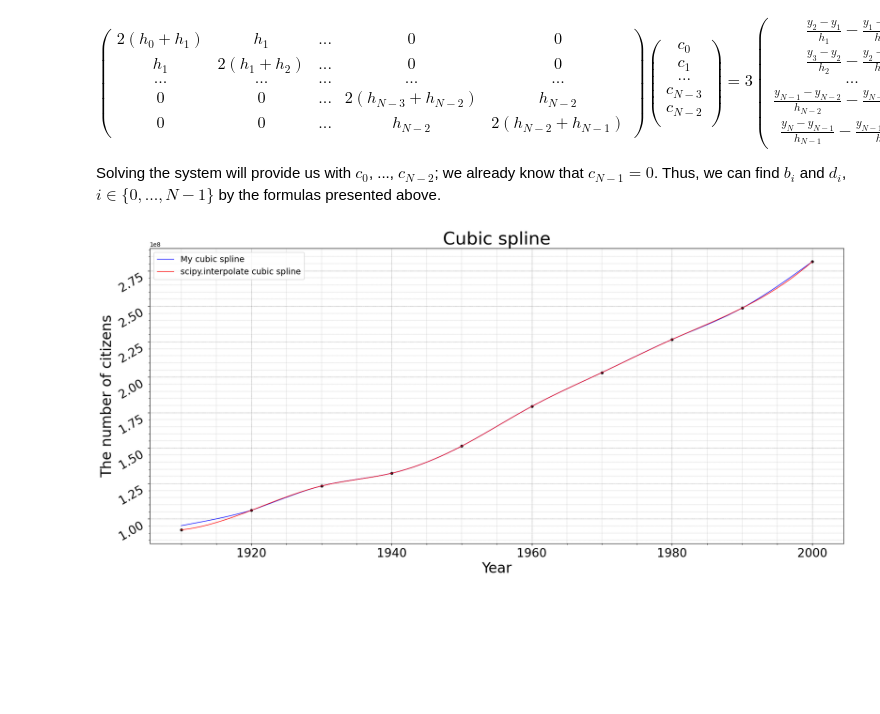
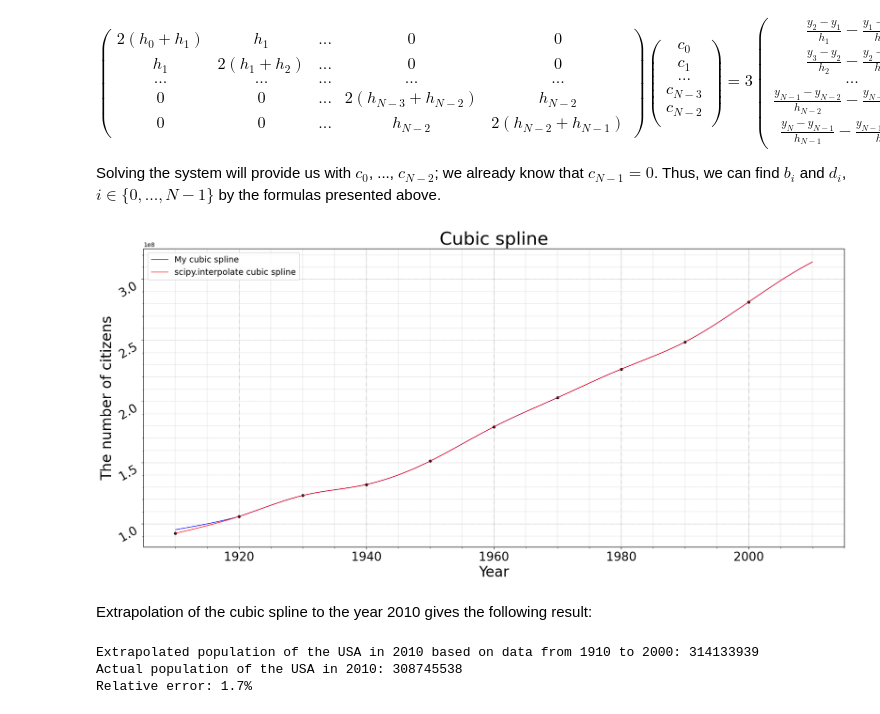
Before and after one commit to KetchuppOfficial/Computational_Mathematics, a Jupyter notebook: lab-4/lab-4.ipynb, the cells around one changed output. Cells and saved outputs as stored; diff of their text form; code cells hidden in the pictures; blank space fills up the shorter version.

```diff
--- a/lab-4/lab-4.ipynb
+++ b/lab-4/lab-4.ipynb
@@ -486,14 +490,15 @@ class Cubic_Spline:
 
     def __call__(self, x):
 
-        if x < self._x[0] or x > self._x[self.N]:
-            raise RuntimeError(f"x = {x} is out of range [{self._x[0]}; {self._x[self.N]}]")
-
-        spline_i = 0
-        for i in range(self.N + 1):
-            if self._x[i] <= x and x <= self._x[i + 1]:
-                spline_i = i
-                break
+        if x < self._x[0]:
+            spline_i = 0
+        if x > self._x[self.N]:
+            spline_i = self.N - 1
+        else:
+            for i in range(self.N + 1):
+                if self._x[i] <= x and x <= self._x[i + 1]:
+                    spline_i = i
+                    break
 
         dx = x - self._x[spline_i + 1]
         a = self._y[spline_i + 1]
@@ -560,31 +565,45 @@ class Cubic_Spline:
 # %%
 from scipy.interpolate import CubicSpline
 
 plt.figure(figsize = (21, 9), dpi = 100)
 plt.title("Cubic spline", fontsize = 30)
 
 plt.xlabel("Year", fontsize = 24)
 plt.xticks(fontsize =  20, ha = "center", va = "top")
 
 plt.ylabel("The number of citizens", fontsize = 24)
 plt.yticks(fontsize = 20, rotation = 30, ha = "right", va = "top")
 
 plt.scatter(years, souls, s = 15, color = "black")
 
 step = 1
-x = np.arange(years[0], years[len(years) - 1] + step, step)
+x = np.arange(years[0], years[len(years) - 1] + 10 + step, step)
 cs = Cubic_Spline(years, souls)
-cs_pro = CubicSpline(years, souls)
+cs_pro = CubicSpline(years, souls, bc_type='natural')
 y = []
 for point in x:
     y.append(cs(point))
 plt.plot(x, y, color='blue', linewidth = 1, label = "My cubic spline")
 plt.plot(x, cs_pro(x), color='red', linewidth = 1, label = "scipy.interpolate cubic spline")
 
 plt.legend(loc = "best", fontsize = 14)
 
 plt.grid (color = "black", linewidth = 0.45, linestyle = "dotted")
 plt.minorticks_on()
 plt.grid (which = "minor", color = "grey", linewidth = 0.25, linestyle = "dashed")
 # %% [output]
-[figure, old version]
+[figure, new version]
+# %% [markdown]
+Extrapolation of the cubic spline to the year 2010 gives the following result:
+# %%
+s_souls_2010 = round(cs(2010))
+# "s" stands for "spline"
+
+print(f"Extrapolated population of the USA in 2010 based on data from 1910 to 2000: {s_souls_2010}")
+print(f"Actual population of the USA in 2010: {souls_2010}")
+
+print(f"Relative error: {100 * abs(s_souls_2010 - souls_2010) / souls_2010:.1f}%")
+# %% [output]
+Extrapolated population of the USA in 2010 based on data from 1910 to 2000: 314133939
+Actual population of the USA in 2010: 308745538
+Relative error: 1.7%
```
Also changed, not shown: parts of 3 cells of this notebook.
